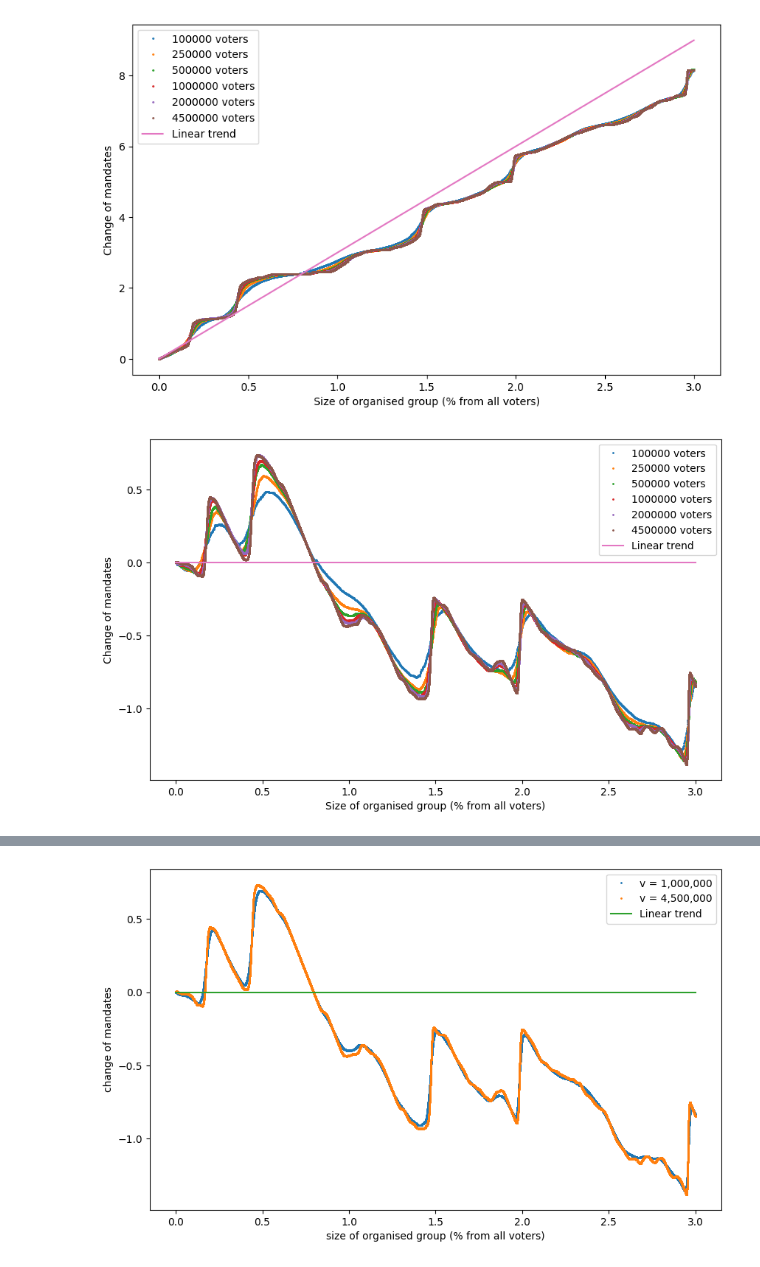
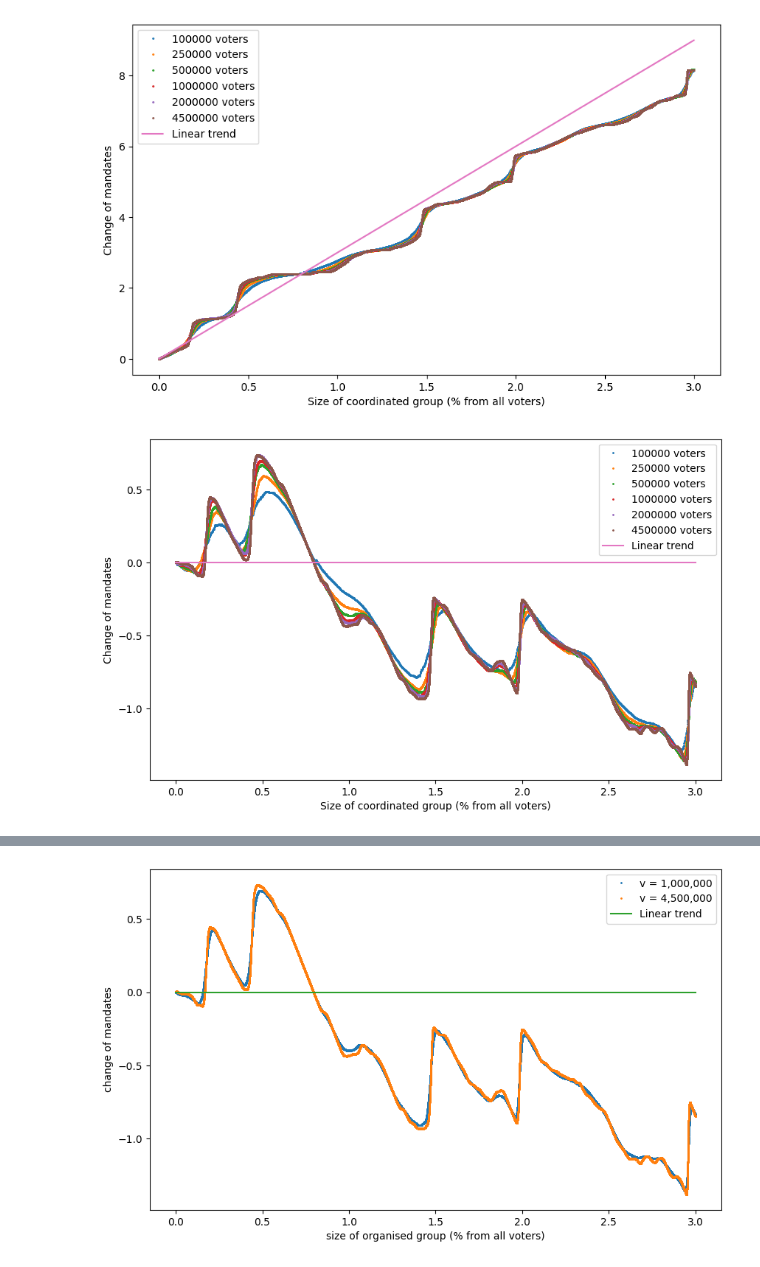
Before and after one commit to JnKamas/bc-praca, a Jupyter notebook: section_2_3.ipynb, the cells around one changed output, grey strips where cells are left out. Saved outputs shown, nothing was run; the diff lists cells and outputs as text; code cells hidden in the pictures.

```diff
--- a/section_2_3.ipynb
+++ b/section_2_3.ipynb
@@ -16,28 +16,28 @@ sizes = [100000, 250000, 500000, 1000000, 2000000, 4500000]
 # %%
 plt.figure(figsize=(10, 6))
 
 x = np.arange(0, 4)
 y = 3 * x
 
 for name, size in zip(names, sizes):
 
     df = pd.read_csv("./vis_data/unweighted-vis-"+name)
 
     x_values = (df['samples'] / size) * 100
     y_values = df['diff']
 
 
     plt.plot(x_values, y_values, 'o', markersize=1, label=f'{size} voters')
 
 
 plt.plot(x, y, label='Linear trend')
-plt.xlabel('Size of organised group (% from all voters)')
+plt.xlabel('Size of coordinated group (% from all voters)')
 plt.ylabel('Change of mandates')
 
 plt.legend()
 plt.show()
 # %% [output]
-[figure, old version]
+[figure, new version]
 # %%
 x = np.arange(0, 4)
 y = 3 * x
@@ -55,14 +55,14 @@ for name, size in zip(names, sizes):
     plt.plot(x_values, y_values - (3 * x_values), 'o', markersize=1, label=f'{size} voters')
 
 plt.plot(x, y * 0, label='Linear trend')
-plt.xlabel('Size of organised group (% from all voters)')
+plt.xlabel('Size of coordinated group (% from all voters)')
 plt.ylabel('Change of mandates')
 # plt.title('Comparison of different sizes')
 
 plt.legend()
 plt.show()
 # %% [output]
-[figure, old version]
+[figure, new version]
 # %%
 plt.figure(figsize=(10, 6))
 
```
Also changed, not shown: parts of 2 cells of this notebook, 11 other files.
